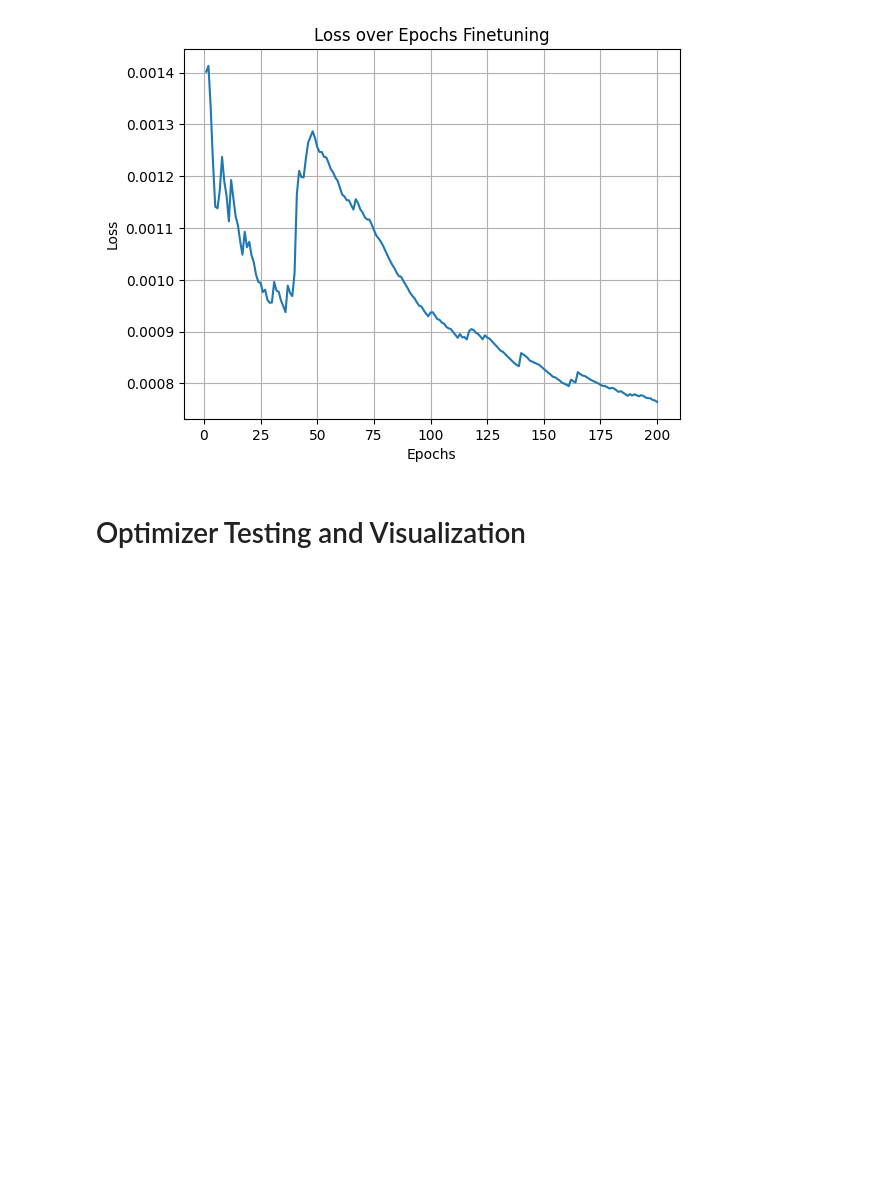
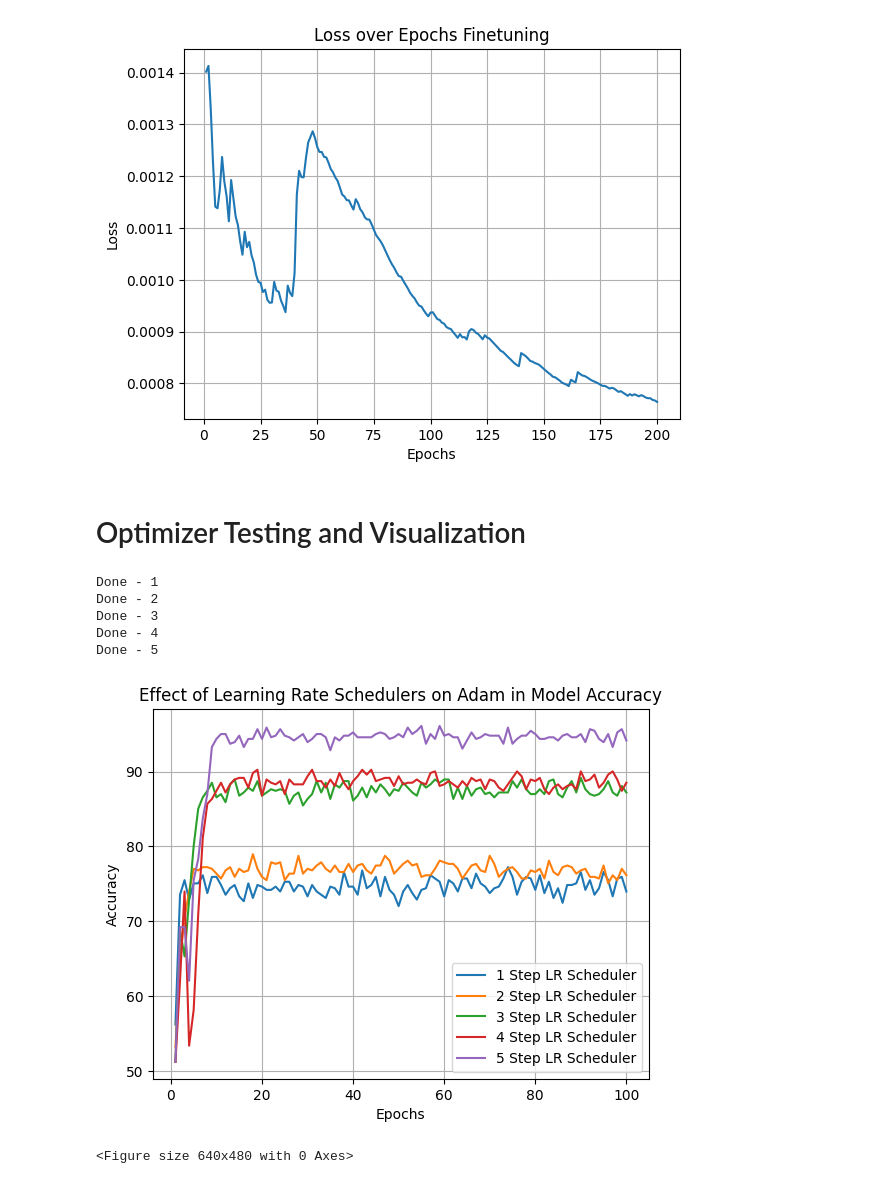
Before and after one commit to tSigler2/DeepLearningProject, a Jupyter notebook: resnet_explore.ipynb, the cells around one changed output. Drawn from its saved outputs; the diff is of its cells as text; code cells hidden in the pictures; blank space fills up the shorter version.

```diff
--- a/resnet_explore.ipynb
+++ b/resnet_explore.ipynb
@@ -540,7 +540,7 @@ nn.init.kaiming_uniform_(aux_model.fc.weight, nonlinearity='relu')
 aux_model.fc.requires_grad = True
 optimizer = torch.optim.Adam(aux_model.parameters(), lr=0.01)
 Adam_list_1 = optimizer_testing(trainloader, aux_model, optimizer, optim.lr_scheduler.StepLR(optimizer, step_size=1), valloader)
-
+print("Done - 1")
 aux_model = resnet50(weights=ResNet50_Weights.DEFAULT)
 
 for param in aux_model.parameters():
@@ -551,7 +551,7 @@ nn.init.kaiming_uniform_(aux_model.fc.weight, nonlinearity='relu')
 aux_model.fc.requires_grad = True
 optimizer = torch.optim.Adam(aux_model.parameters(), lr=0.01)
 Adam_list_2 = optimizer_testing(trainloader, aux_model, optimizer, optim.lr_scheduler.StepLR(optimizer, step_size=2), valloader)
-
+print("Done - 2")
 aux_model = resnet50(weights=ResNet50_Weights.DEFAULT)
 
 for param in aux_model.parameters():
@@ -562,7 +562,7 @@ nn.init.kaiming_uniform_(aux_model.fc.weight, nonlinearity='relu')
 aux_model.fc.requires_grad = True
 optimizer = torch.optim.Adam(aux_model.parameters(), lr=0.01)
 Adam_list_3 = optimizer_testing(trainloader, aux_model, optimizer, optim.lr_scheduler.StepLR(optimizer, step_size=3), valloader)
-
+print("Done - 3")
 aux_model = resnet50(weights=ResNet50_Weights.DEFAULT)
 
 for param in aux_model.parameters():
@@ -573,7 +573,7 @@ nn.init.kaiming_uniform_(aux_model.fc.weight, nonlinearity='relu')
 aux_model.fc.requires_grad = True
 optimizer = torch.optim.Adam(aux_model.parameters(), lr=0.01)
 Adam_list_4 = optimizer_testing(trainloader, aux_model, optimizer, optim.lr_scheduler.StepLR(optimizer, step_size=4), valloader)
-
+print("Done - 4")
 aux_model = resnet50(weights=ResNet50_Weights.DEFAULT)
 
 for param in aux_model.parameters():
@@ -584,17 +584,27 @@ nn.init.kaiming_uniform_(aux_model.fc.weight, nonlinearity='relu')
 aux_model.fc.requires_grad = True
 optimizer = torch.optim.Adam(aux_model.parameters(), lr=0.01)
 Adam_list_5 = optimizer_testing(trainloader, aux_model, optimizer, optim.lr_scheduler.StepLR(optimizer, step_size=5), valloader)
+print("Done - 5")
+# %% [output]
+Done - 1
+Done - 2
+Done - 3
+Done - 4
+Done - 5
 # %%
 plt.clf()
 plt.plot(np.linspace(1, len(Adam_list_1), len(Adam_list_1)), Adam_list_1, label="1 Step LR Scheduler")
 plt.plot(np.linspace(1, len(Adam_list_2), len(Adam_list_2)), Adam_list_2, label="2 Step LR Scheduler")
 plt.plot(np.linspace(1, len(Adam_list_1), len(Adam_list_1)), Adam_list_3, label="3 Step LR Scheduler")
 plt.plot(np.linspace(1, len(Adam_list_1), len(Adam_list_1)), Adam_list_4, label="4 Step LR Scheduler")
 plt.plot(np.linspace(1, len(Adam_list_1), len(Adam_list_1)), Adam_list_5, label="5 Step LR Scheduler")
-plt.title("Effect of Learning Rate Schedulers on Adam")
+plt.title("Effect of Learning Rate Schedulers on Adam in Model Accuracy")
 plt.xlabel('Epochs')
 plt.ylabel('Accuracy')
 plt.grid(True)
 plt.legend()
 plt.show()
 plt.clf()
+# %% [output]
+[figure, added]
+<Figure size 640x480 with 0 Axes>
```
Also changed, not shown: 2 other files.
